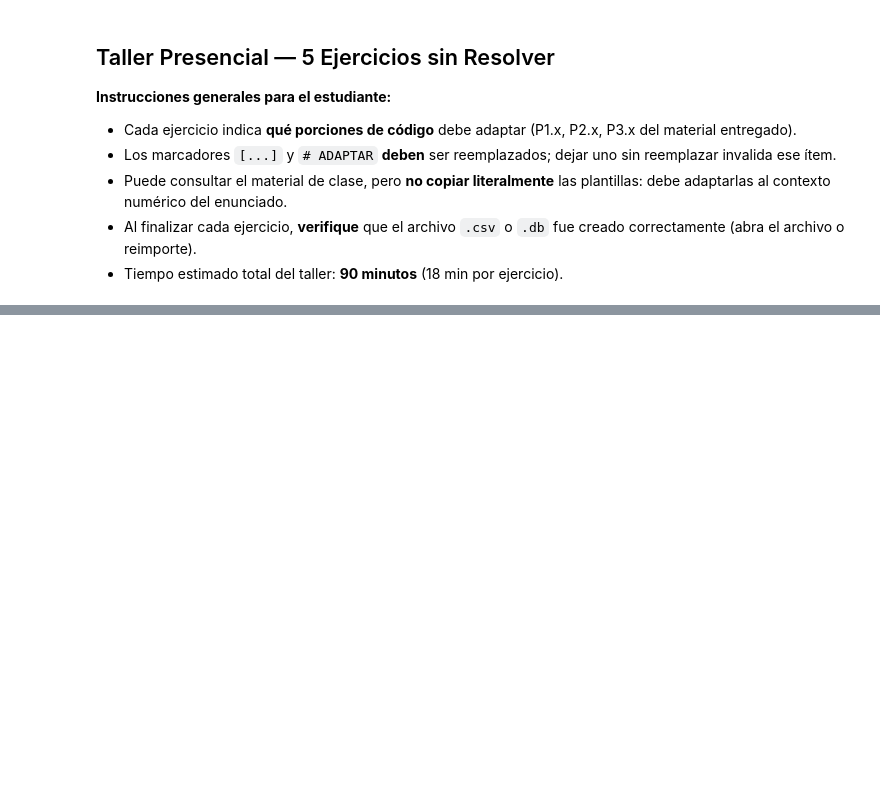
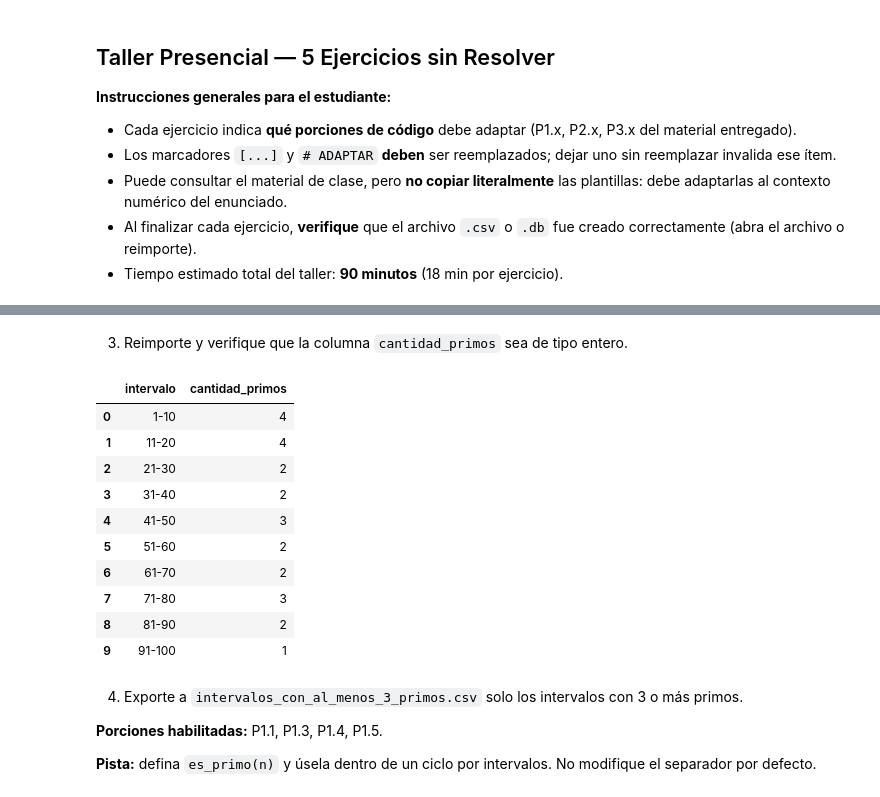
Before and after one commit to marco-canas/fundamentos_de_programacion, a Jupyter notebook: 2_clases/unidad4/1_scripts/capitulo_10_datos_y_bases_de_datos.ipynb, the cells around one changed output, grey strips where cells are left out. Saved outputs shown, nothing was run; the diff lists cells and outputs as text; code cells hidden in the pictures; blank space fills up the shorter version.

```diff
--- a/2_clases/unidad4/1_scripts/capitulo_10_datos_y_bases_de_datos.ipynb
+++ b/2_clases/unidad4/1_scripts/capitulo_10_datos_y_bases_de_datos.ipynb
@@ -630,0 +653,23 @@ conexion.close()
+# %% [markdown]
+3. Reimporte y verifique que la columna `cantidad_primos` sea de tipo entero.
+# %%
+df_primos2 = pd.read_csv('cantidad_primos_por_intervalo.csv')
+df_primos2
+# %% [output]
+|  | intervalo | cantidad_primos |
+| 0 | 1-10 | 4 |
+| 1 | 11-20 | 4 |
+| 2 | 21-30 | 2 |
+| 3 | 31-40 | 2 |
+| 4 | 41-50 | 3 |
+| 5 | 51-60 | 2 |
+| 6 | 61-70 | 2 |
+| 7 | 71-80 | 3 |
+| 8 | 81-90 | 2 |
+| 9 | 91-100 | 1 |
+# %% [markdown]
+4. Exporte a `intervalos_con_al_menos_3_primos.csv` solo los intervalos con 3 o más primos.
+
+**Porciones habilitadas:** P1.1, P1.3, P1.4, P1.5.
+
+**Pista:** defina `es_primo(n)` y úsela dentro de un ciclo por intervalos. No modifique el separador por defecto.
```
Also changed, not shown: parts of 26 cells of this notebook, 7 other files.
